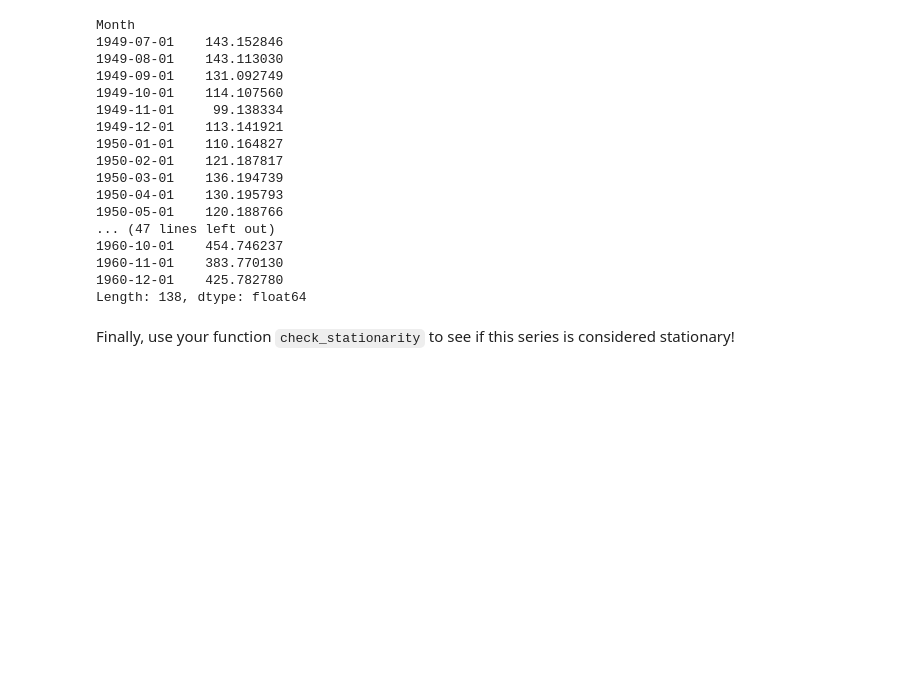
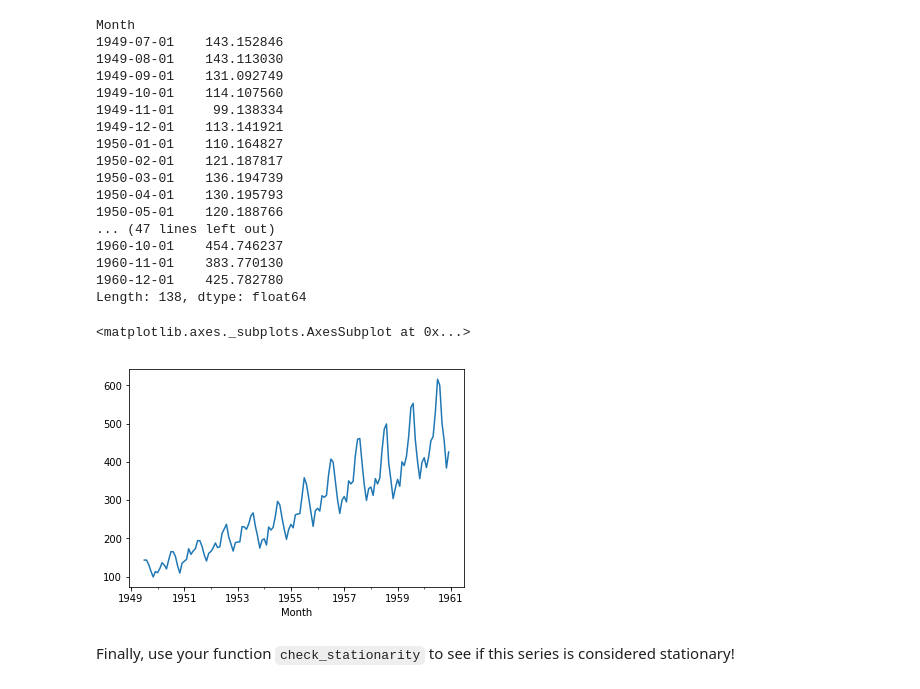
Before and after one commit to kevzha/dsc-3-25-08-removing-trends-lab-nyc-ds-career-012819, a Jupyter notebook: index.ipynb, the cells around one changed output. Cells and saved outputs as stored; diff of their text form; code cells hidden in the pictures; blank space fills up the shorter version.

```diff
--- a/index.ipynb
+++ b/index.ipynb
@@ -94,7 +94,7 @@ plt.legend()
 Now, subtract the rolling mean from the time series, look at the 10 first elements of the result and plot the result.
 # %%
 # Subtract the moving average from the original data and check head for Nans
-df_subrm = df['#Passengers'].values - dflog_rm
+df_subrm = d - dflog_rm
 # %%
 # Drop the NaN values from timeseries calculated above
 df_subrm = df_subrm[df_subrm.isnull()==False]
@@ -119,7 +119,10 @@ Month
 Length: 138, dtype: float64
 # %%
 # Plot the result
-d
+df_subrm.plot()
+# %% [output]
+<matplotlib.axes._subplots.AxesSubplot at 0x...>
+[figure, added]
 # %% [markdown]
 Finally, use your function `check_stationarity` to see if this series is considered stationary!
 # %%
```
